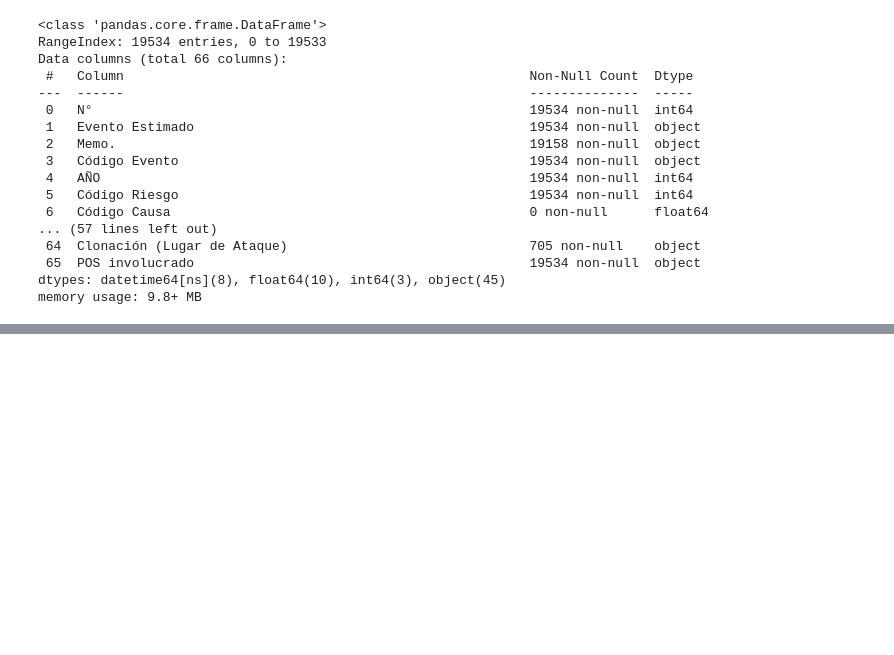
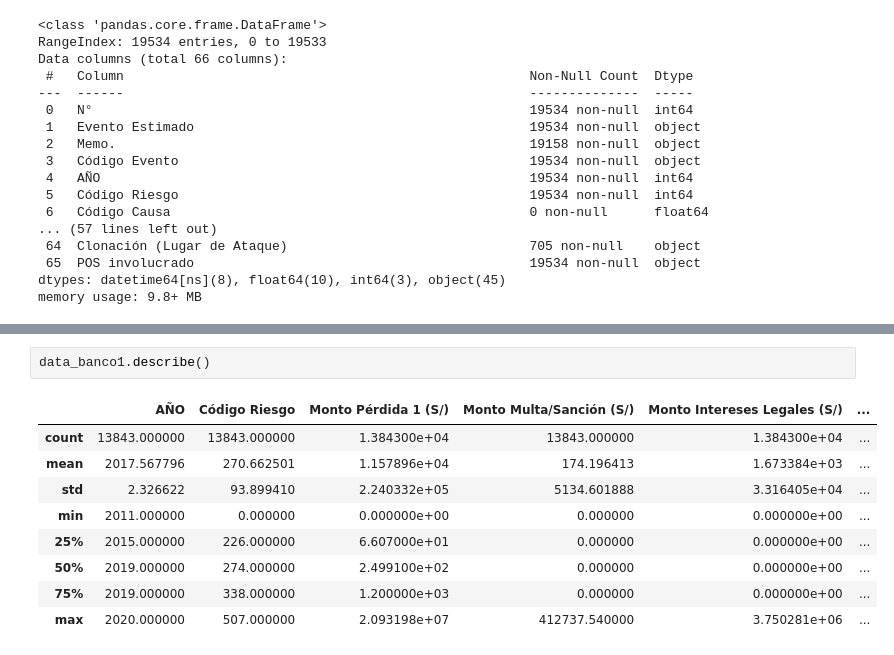
Before and after one commit to ANGELJSS/PREDICCION-DE-MONTO-DE-PERDIDA-BANCO-, a Jupyter notebook: Predicción_del_monto_de_pérdida(Riesgo_operacional)_en_Banco.ipynb, the cells around one changed output, grey strips where cells are left out. Drawn from its saved outputs; the diff is of its cells as text; blank space fills up the shorter version.

```diff
--- a/Predicción_del_monto_de_pérdida(Riesgo_operacional)_en_Banco.ipynb
+++ b/Predicción_del_monto_de_pérdida(Riesgo_operacional)_en_Banco.ipynb
@@ -74,0 +458,12 @@ memory usage: 9.8+ MB
+# %%
+data_banco1.describe()
+# %% [output]
+|  | AÑO | Código Riesgo | Monto Pérdida 1 (S/) | Monto Multa/Sanción (S/) | Monto Intereses Legales (S/) | ... |
+| count | 13843.000000 | 13843.000000 | 1.384300e+04 | 13843.000000 | 1.384300e+04 | ... |
+| mean | 2017.567796 | 270.662501 | 1.157896e+04 | 174.196413 | 1.673384e+03 | ... |
+| std | 2.326622 | 93.899410 | 2.240332e+05 | 5134.601888 | 3.316405e+04 | ... |
+| min | 2011.000000 | 0.000000 | 0.000000e+00 | 0.000000 | 0.000000e+00 | ... |
+| 25% | 2015.000000 | 226.000000 | 6.607000e+01 | 0.000000 | 0.000000e+00 | ... |
+| 50% | 2019.000000 | 274.000000 | 2.499100e+02 | 0.000000 | 0.000000e+00 | ... |
+| 75% | 2019.000000 | 338.000000 | 1.200000e+03 | 0.000000 | 0.000000e+00 | ... |
+| max | 2020.000000 | 507.000000 | 2.093198e+07 | 412737.540000 | 3.750281e+06 | ... |
```
Also changed, not shown: parts of 50 cells of this notebook.
